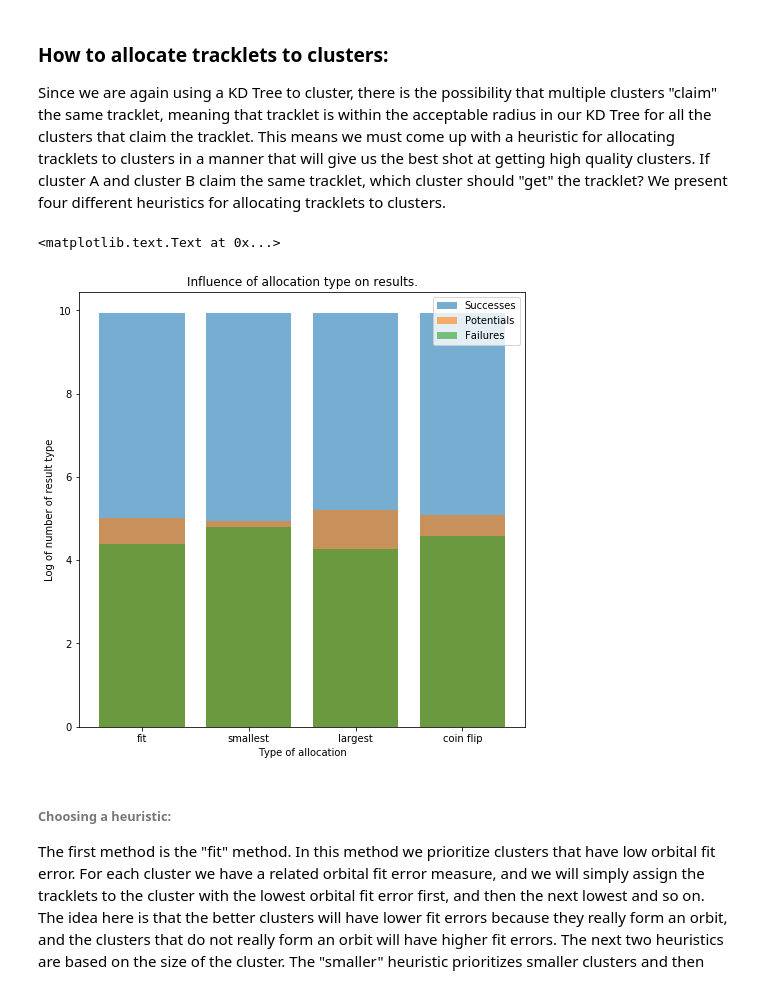
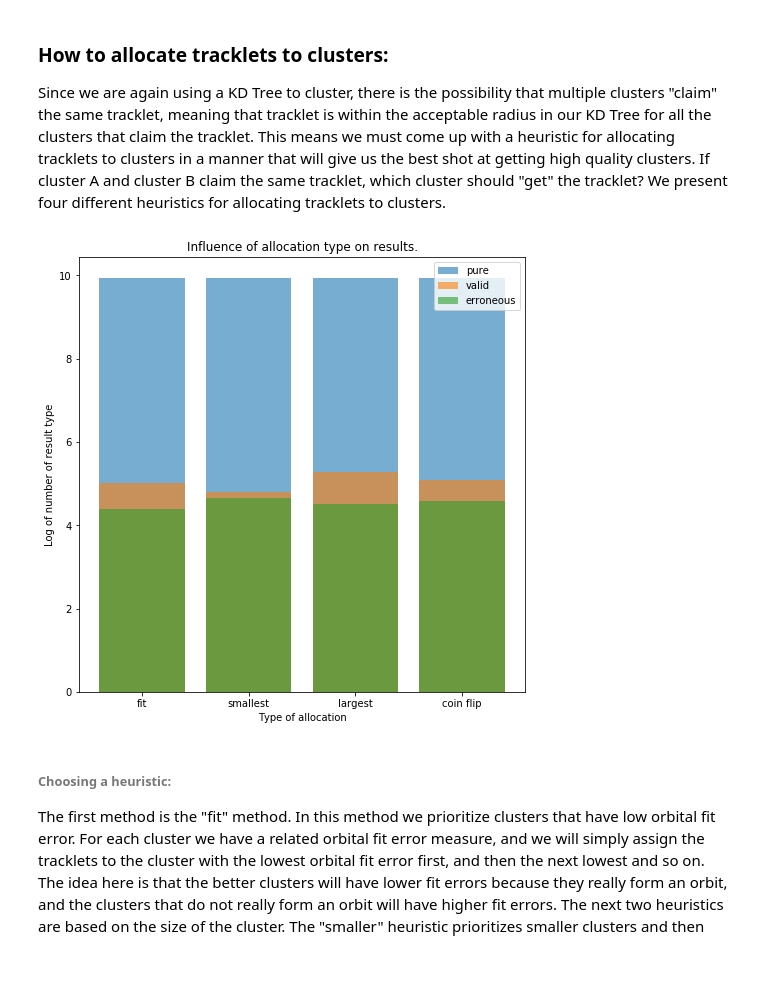
Before and after one commit to pblankley/itf_linking, a Jupyter notebook: linkitf/orbit_fitting.ipynb, the cells around one changed output. Saved outputs shown, nothing was run; the diff lists cells and outputs as text; code cells hidden in the pictures.

Commit message:
update orbit fitting notebook for new plot labels and spelling corrections in docs

```diff
--- a/linkitf/orbit_fitting.ipynb
+++ b/linkitf/orbit_fitting.ipynb
@@ -250,7 +252,8 @@ plt.legend()
 Since 0.05 is right around where the elbow starts decreasing quickly, we chose to go with a cluster over months radius of 0.05.
 # %%
 # Cluster over months with our new cluster radius
-final_dict, final_dict_cid = cl.cluster_months(fit_dicts,rad=0.05)
+final_dict = cl.cluster_months(fit_dicts,rad=0.05)
+final_dict_cid = cl.get_cid_dict(final_dict)
 print('Cluster over months finished!')
 # %% [output]
 Cluster over months finished!
@@ -261,24 +264,24 @@ Since we are again using a KD Tree to cluster, there is the possibility that mul
 # %%
 # Get the data
 valls = []
 for me in ['fit','smallest','largest','coin']:
     vall = np.array(util.evalu(util.allocate(final_dict,method=me)))
     valls.append(vall)
 valls = np.array(valls)
 
 # Plot the data
 fig,ax = plt.subplots(figsize=(8,8))
-for lab,v in zip(['Successes','Potentials','Failures'],valls.T):
+for lab,v in zip(['pure','valid','erroneous'],valls.T):
     ax.bar([1,2,3,4],np.log(v),label=lab,alpha=0.6)
 
 plt.xticks([1,2,3,4],['fit','smallest','largest','coin flip'])
 plt.legend()
 plt.xlabel('Type of allocation')
 plt.ylabel('Log of number of result type')
 plt.title('Influence of allocation type on results.')
+plt.show()
 # %% [output]
-<matplotlib.text.Text at 0x...>
-[figure, old version]
+[figure, new version]
 # %% [markdown]
 ###### Choosing a heuristic:
 
```
Also changed, not shown: parts of 11 cells of this notebook, 3 other files.
